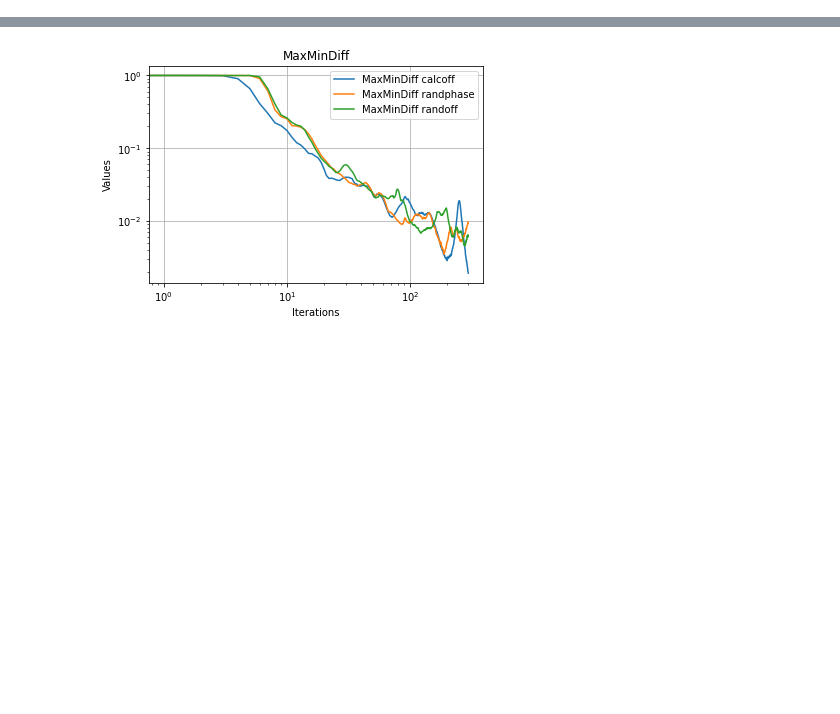
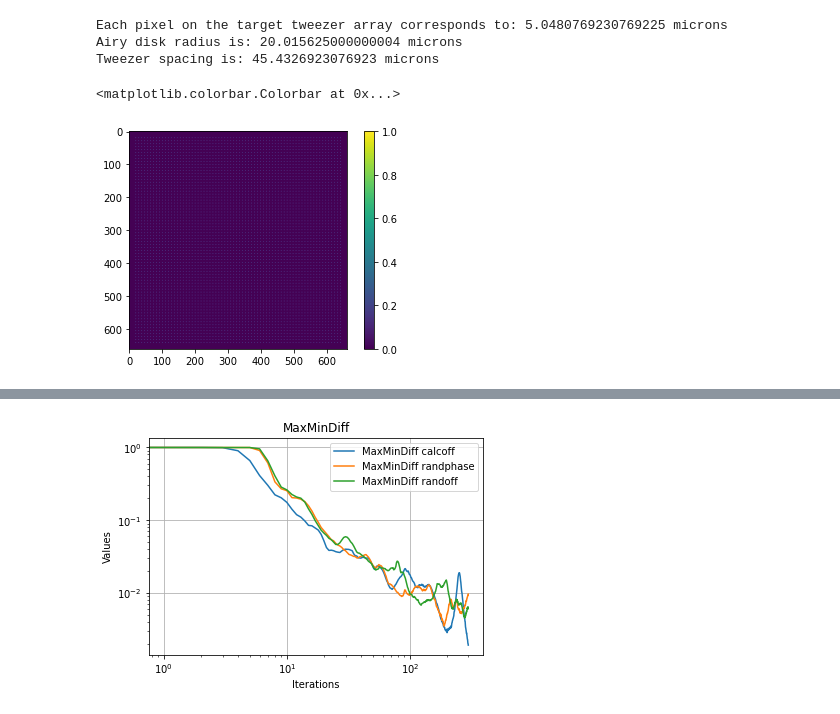
Before and after one commit to nsong03/Ultracold-Research, a Jupyter notebook: GWS-Summer2024/tweezergeneration_simulation.ipynb, the cells around one changed output, grey strips where cells are left out. Saved outputs shown, nothing was run; the diff lists cells and outputs as text; code cells hidden in the pictures; blank space fills up the shorter version.

```diff
--- a/GWS-Summer2024/tweezergeneration_simulation.ipynb
+++ b/GWS-Summer2024/tweezergeneration_simulation.ipynb
@@ -41,23 +39,60 @@ cupy not installed. Using numpy.
 # %%
 ######### Optimized tweezer generator
 
 ### Settings
 gpuoptimization = True
 #Phase Offsets available: Off_None, Off_Rand, Off_Calc
 optimizedinitialguess = True # If this is true, then phase offset is on
 phaseoffset = Off_Rand
 phaseoffsetoptimization = True
 # #Phase optimizers available: Phase_MinJumps, Phase_MinAmp
 phaseoffsetfunction = Phase_MinJumps
 harmonicremoval = True
 # #Cost Functions available: Pen_DeltaSqrt, Pen_Sqrt, Pen_Exp
 gwscostfunction = Pen_DeltaSqrt
 # #Error Metrics available: Err_MaxMinDiff, Err_Uniformity, Err_PowerEff
 errormetric = Err_MaxMinDiff
 
-imgname = f"3by3_9spacing_mag3" # DEFINE NAME FIRST
-tweezerarray = createtweezers_grid(cp.zeros((numpixels*3,numpixels*3)), 9, 3,3 )
+
+
+sizefactor = 3
+tweezerspacing = 9
+numxtweezers = 70
+numytweezers = 70
+imgname = f"{numxtweezers}by{numytweezers}_{tweezerspacing}spacing_mag{sizefactor}" # DEFINE NAME FIRST
+tweezerarray = createtweezers_grid(cp.zeros((numpixels*sizefactor,numpixels*sizefactor)), tweezerspacing, numxtweezers, numytweezers )
 # plt.imshow(zoomin(expand(tweezerarray,1)))
+
+
+# For direct 250 mm lens imaging
+pixelpitch = 8 * 10**(-6)# microns
+focallength = 250 * 10**(-3) # mm
+wavelength = 630 * 10**(-9)
+
+# For objectives imaging
+# pixelpitch = (8 * 200/250 * 10**(-6))# microns
+# focallength = 9.1 * 10**(-3) # mm
+# wavelength = 630 * 10**(-9)
+
+fourierplanesize = wavelength * focallength / pixelpitch / (numpixels * sizefactor)
+print(f"Each pixel on the target tweezer array corresponds to: {fourierplanesize*10**6} microns")
+
+airydiskradius = 1.22 * wavelength * focallength / (pixelpitch*1200)
+print(f"Airy disk radius is: {airydiskradius * 10**6} microns")
+print(f"Tweezer spacing is: {tweezerspacing * fourierplanesize * 10**6} microns")
+
+# tweezerarray = cp.array(gaussian_filter(tweezerarray.get(), airydiskradius / fourierplanesize /(2 * np.sqrt(2 * np.log(2)))))
+tweezerarray = cp.array(gaussian_filter(tweezerarray.get(), 0.2))
+
+tweezerarray = tweezerarray / cp.max(tweezerarray)
+plt.imshow(zoomin(tweezerarray).get())
+plt.colorbar()
+# %% [output]
+Each pixel on the target tweezer array corresponds to: 5.0480769230769225 microns
+Airy disk radius is: 20.015625000000004 microns
+Tweezer spacing is: 45.4326923076923 microns
+<matplotlib.colorbar.Colorbar at 0x...>
+[figure, added]
 # %%
 # Get the kvectors from the tweezer array
 kvector_tweezers = makeinitialkvectors(tweezerarray)
```
Also changed, not shown: parts of 13 cells of this notebook, 8 other files.
